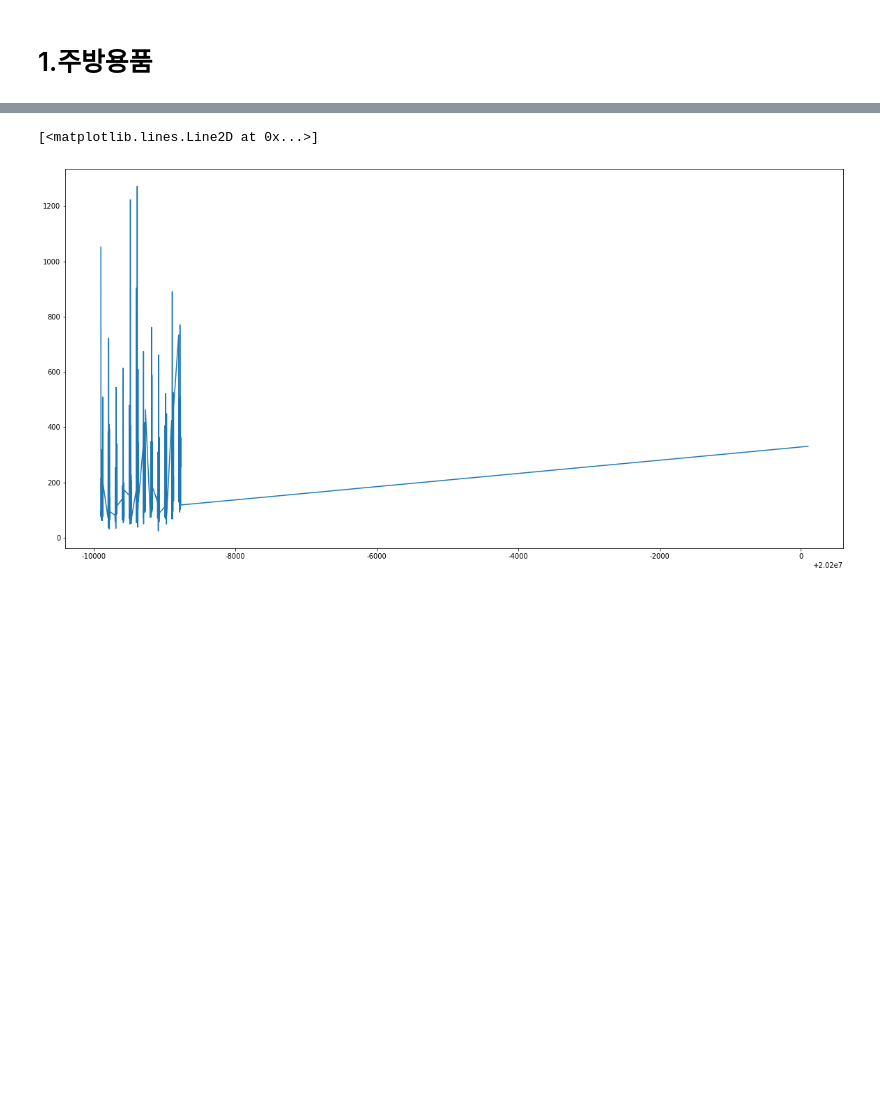
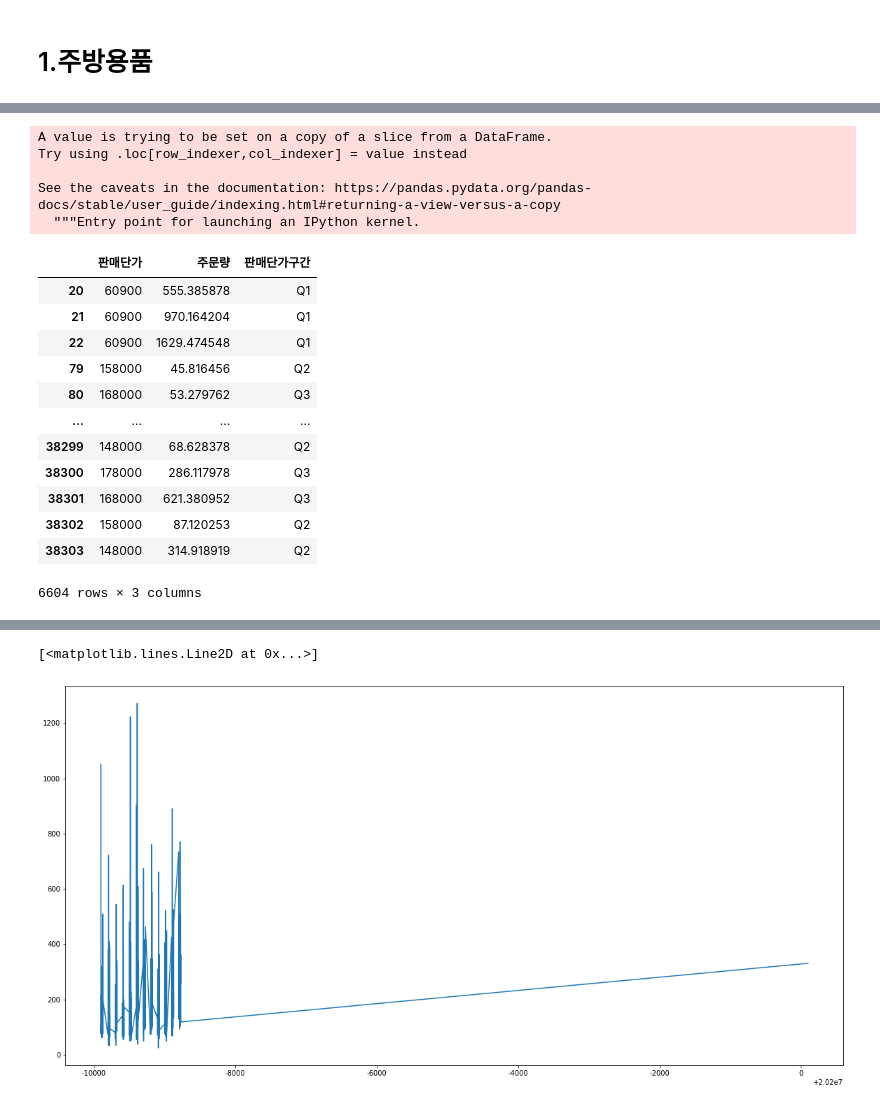
Before and after one commit to HWANG-HOE-SUN/bigcon, a Jupyter notebook: BigCon1.ipynb, the cells around one changed output, grey strips where cells are left out. Saved outputs shown, nothing was run; the diff lists cells and outputs as text; code cells hidden in the pictures; blank space fills up the shorter version.

```diff
--- a/BigCon1.ipynb
+++ b/BigCon1.ipynb
@@ -848,0 +885,25 @@ None
+# %%
+select_columns = ['판매단가','주문량']
+testsell = Selling_Kitchen[select_columns]
+# %%
+testsell["판매단가구간"] = pd.qcut(testsell["판매단가"], 4, labels=["Q1", "Q2", "Q3", "Q4"])
+testsell
+# %% [output]
+A value is trying to be set on a copy of a slice from a DataFrame.
+Try using .loc[row_indexer,col_indexer] = value instead
+
+See the caveats in the documentation: https://pandas.pydata.org/pandas-docs/stable/user_guide/indexing.html#returning-a-view-versus-a-copy
+  """Entry point for launching an IPython kernel.
+|  | 판매단가 | 주문량 | 판매단가구간 |
+| 20 | 60900 | 555.385878 | Q1 |
+| 21 | 60900 | 970.164204 | Q1 |
+| 22 | 60900 | 1629.474548 | Q1 |
+| 79 | 158000 | 45.816456 | Q2 |
+| 80 | 168000 | 53.279762 | Q3 |
+| ... | ... | ... | ... |
+| 38299 | 148000 | 68.628378 | Q2 |
+| 38300 | 178000 | 286.117978 | Q3 |
+| 38301 | 168000 | 621.380952 | Q3 |
+| 38302 | 158000 | 87.120253 | Q2 |
+| 38303 | 148000 | 314.918919 | Q2 |
+6604 rows × 3 columns
```
Also changed, not shown: parts of 20 cells of this notebook.
